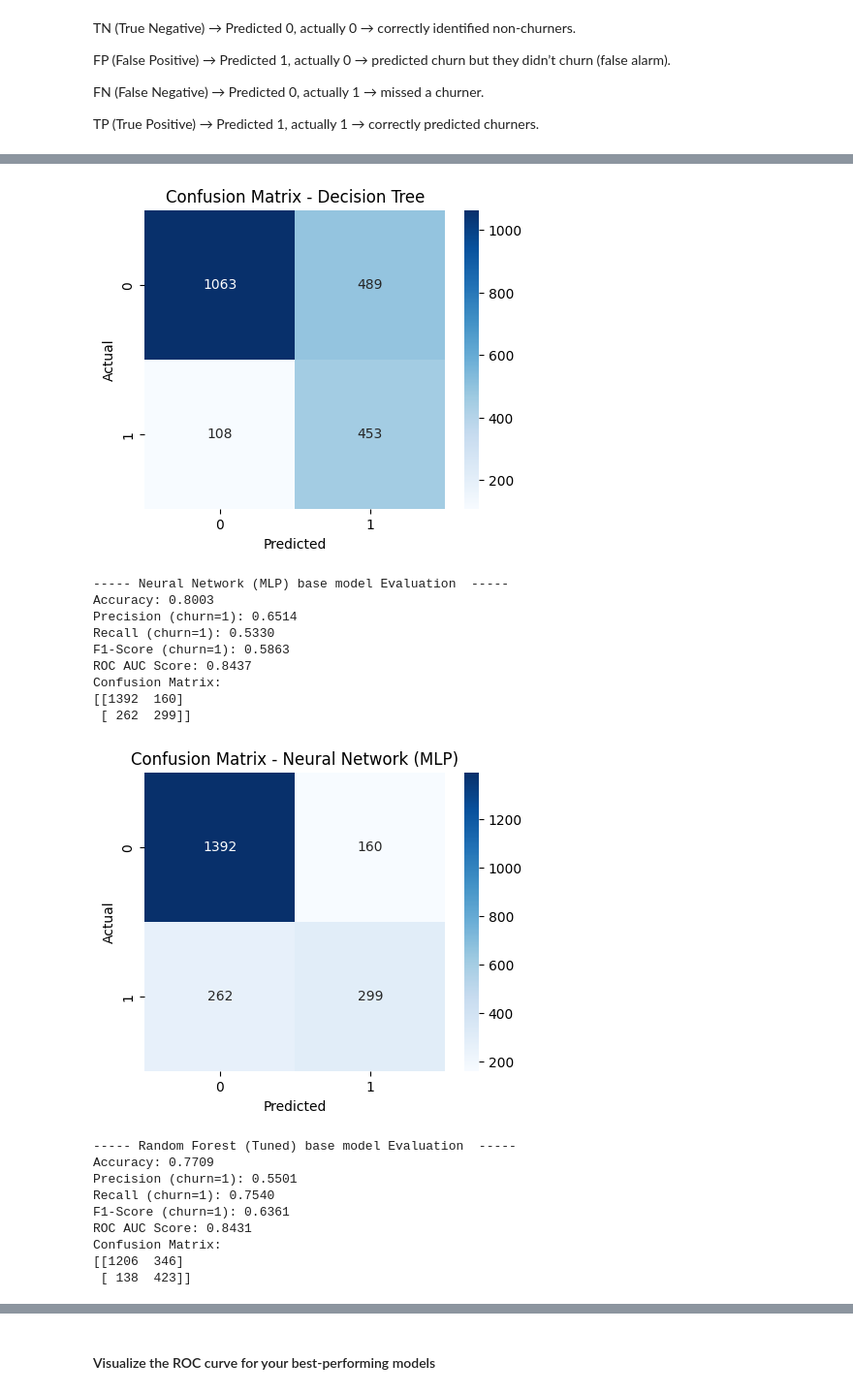
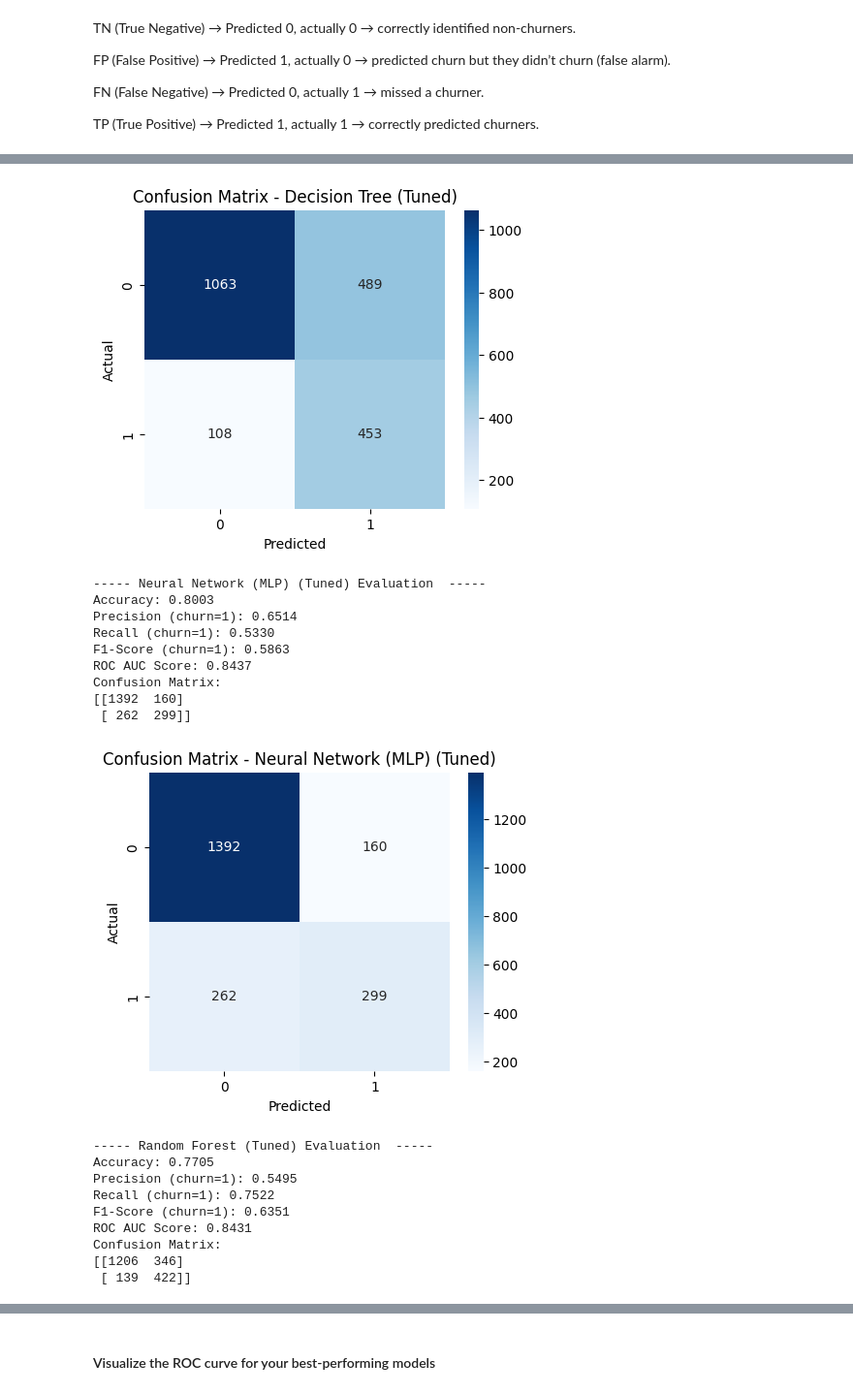
Before and after one commit to ZahraaFadhel/Predictive-Model-for-Customer-Churn, a Jupyter notebook: main.ipynb, the cells around one changed output, grey strips where cells are left out. Shown at 97% size. Cells and saved outputs as stored; diff of their text form; code cells hidden in the pictures.

```diff
--- a/main.ipynb
+++ b/main.ipynb
@@ -1711,13 +1679,13 @@ FN (False Negative) → Predicted 0, actually 1 → missed a churner.
 TP (True Positive) → Predicted 1, actually 1 → correctly predicted churners.
 # %%
 # Logistic regression model
-evaluate_model(best_lr, X_test, y_test, "Logistic Regression")
+evaluate_model(best_lr, X_test, y_test, "Logistic Regression (Tuned)")
 
 # Decision tree classifier
-evaluate_model(best_dt, X_test, y_test, "Decision Tree")
+evaluate_model(best_dt, X_test, y_test, "Decision Tree (Tuned)")
 
 # Neural Network
-evaluate_model(best_nn, X_test, y_test, "Neural Network (MLP)")
+evaluate_model(best_nn, X_test, y_test, "Neural Network (MLP) (Tuned)")
 
 # Random forest classifier
 evaluate_model(best_rf, X_test, y_test, model_name="Random Forest (Tuned)")
@@ -1739,29 +1707,29 @@ Confusion Matrix:
 Accuracy: 0.7175
 Precision (churn=1): 0.4809
 Recall (churn=1): 0.8075
 F1-Score (churn=1): 0.6028
 ROC AUC Score: 0.8329
 Confusion Matrix:
 [[1063  489]
  [ 108  453]]
-[figure, old version]
+[figure, new version]
------ Neural Network (MLP) base model Evaluation  -----
+----- Neural Network (MLP) (Tuned) Evaluation  -----
 Accuracy: 0.8003
 Precision (churn=1): 0.6514
 Recall (churn=1): 0.5330
 F1-Score (churn=1): 0.5863
 ROC AUC Score: 0.8437
 Confusion Matrix:
 [[1392  160]
  [ 262  299]]
-[figure, old version]
+[figure, new version]
------ Random Forest (Tuned) base model Evaluation  -----
-Accuracy: 0.7709
-Precision (churn=1): 0.5501
-Recall (churn=1): 0.7540
-F1-Score (churn=1): 0.6361
+----- Random Forest (Tuned) Evaluation  -----
+Accuracy: 0.7705
+Precision (churn=1): 0.5495
+Recall (churn=1): 0.7522
+F1-Score (churn=1): 0.6351
 ROC AUC Score: 0.8431
 Confusion Matrix:
 [[1206  346]
- [ 138  423]]
+ [ 139  422]]
 [figure]
```
Also changed, not shown: parts of 11 cells of this notebook.
